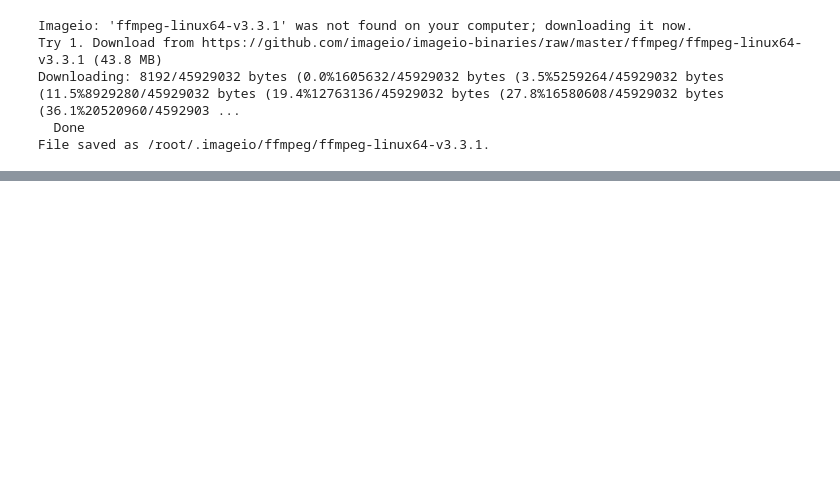
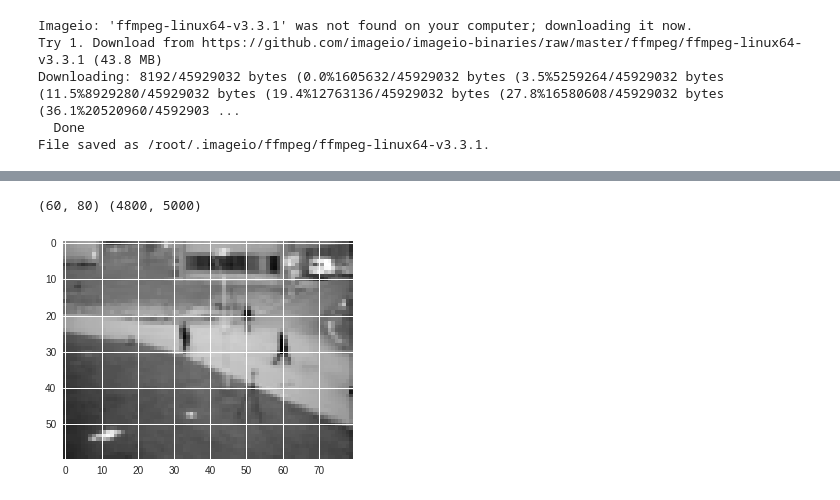
Before and after one commit to aenimaxoxo/Numerical-Linear-Algebra, a Jupyter notebook: Robust_PCA_Background_Removal.ipynb, the cells around one changed output, grey strips where cells are left out. Cells and saved outputs as stored; diff of their text form; code cells hidden in the pictures; blank space fills up the shorter version.

```diff
--- a/Robust_PCA_Background_Removal.ipynb
+++ b/Robust_PCA_Background_Removal.ipynb
@@ -39,0 +52,2 @@ import matplotlib.pyplot as plt
+# %%
+video = mpe.VideoFileClip("download.mp4")
@@ -39,0 +64,30 @@ import matplotlib.pyplot as plt
+# %%
+def create_data_matrix_from_video(clip, k=5, scale=50):
+    return np.vstack([scipy.misc.imresize(rgb2gray(clip.get_frame(i/float(k))).astype(int),
+                      scale).flatten() for i in range(k * int(clip.duration))]).T
+
+def rgb2gray(rgb):
+  return np.dot(rgb[..., :3], [0.299, 0.587, 0.114])
+
+def plt_images(M, A, E, index_array, dims, filename = None):
+  f = plt.figure(figsize = (15, 10))
+  r = len(index_array)
+  pics = r * 3
+  for k, i in enumerate(index_array):
+    for j, mat in enumerate([M, A, E]):
+      sp = f.add_subplot(r, 3, 3*k + j + 1)
+      sp.axis('Off')
+      pixels = mat[:,i]
+      if isinstance(pixels, scipy.sparse.csr_matrix):
+        pixels = pixels.todense()
+      plt.imshow(np.reshape(pixels, dims), cmap = 'gray')
+    return f
+
+def plots(ims, dims, figsize = (15, 20), rows = 1, interp = False, titles = None):
+  if type(ims[0] is np.ndarray):
+    ims = np.array(ims)
+  f = plt.figure(figsize = figsize)
+  for i in range(len(ims)):
+    sp = f.add_subplot(rows, len(ims)//rows, i+1)
+    sp.axis('Off')
+    plt.imshow(np.reshape(ims[i], dims), cmap = 'gray')
@@ -39,0 +100,12 @@ import matplotlib.pyplot as plt
+# %%
+scale = 25 # adjust scale to change resolution of the image
+dims = (int(240 * (scale / 100)), int(320 * (scale / 100)))
+M = create_data_matrix_from_video(video, 100, scale)
+# M = np.load("high_res_surveillance_matrix.npy")
+print(dims, M.shape)
+# %% [output]
+(60, 80) (4800, 5000)
+# %%
+plt.imshow(np.reshape(M[:,140], dims), cmap = 'gray');
+# %% [output]
+[figure, added]
```
Also changed, not shown: parts of 10 cells of this notebook.
